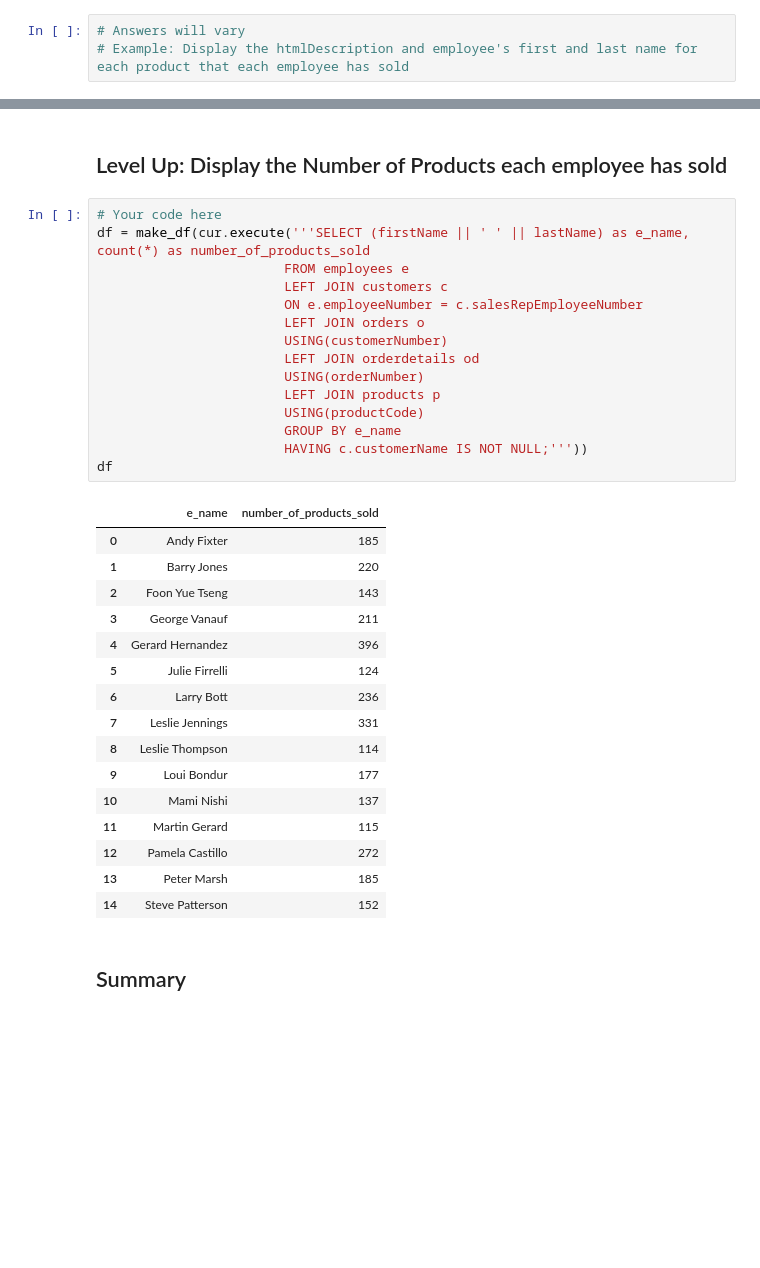
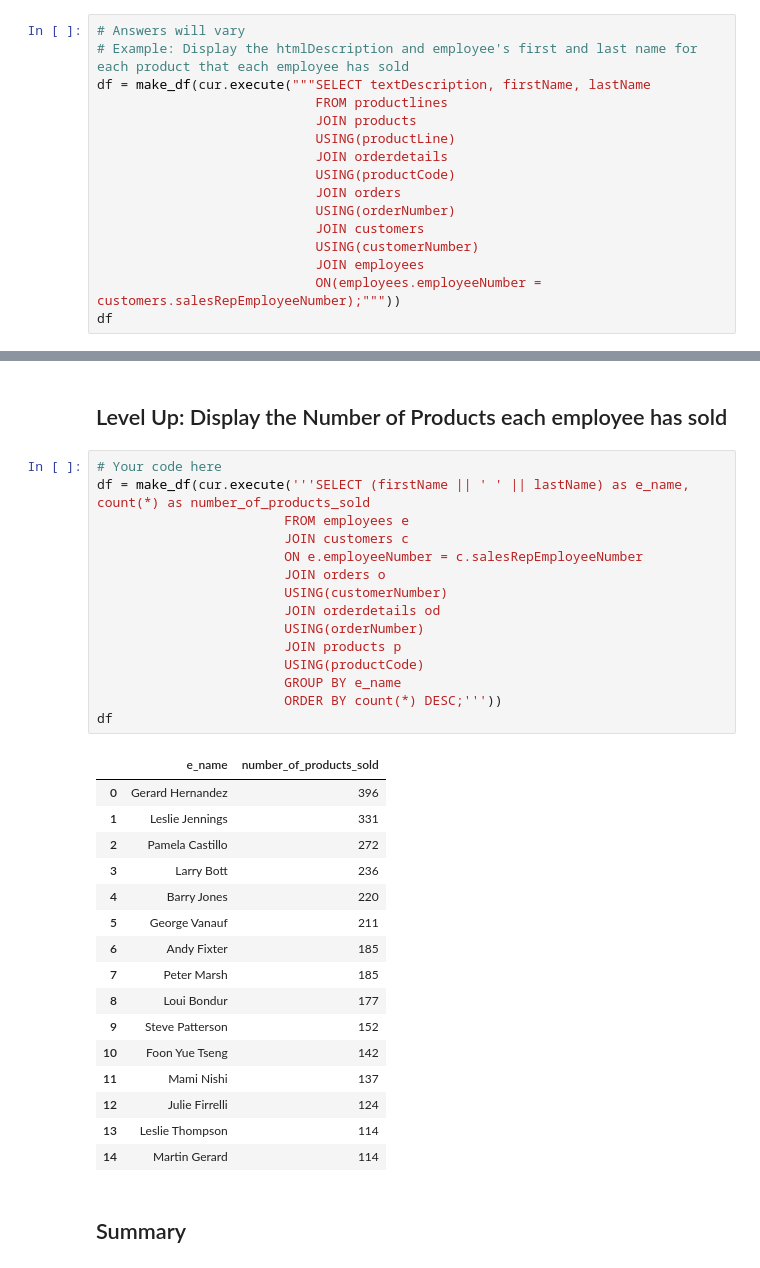
Before and after one commit to singsang2/dsc-join-statements-lab-onl01-dtsc-ft-070620, a Jupyter notebook: index.ipynb, the cells around one changed output, grey strips where cells are left out. Drawn from its saved outputs; the diff is of its cells as text; blank space fills up the shorter version.

```diff
--- a/index.ipynb
+++ b/index.ipynb
@@ -74,3 +136,16 @@ df
 # %%
 # Answers will vary
 # Example: Display the htmlDescription and employee's first and last name for each product that each employee has sold
+df = make_df(cur.execute("""SELECT textDescription, firstName, lastName
+                            FROM productlines
+                            JOIN products
+                            USING(productLine)
+                            JOIN orderdetails
+                            USING(productCode)
+                            JOIN orders
+                            USING(orderNumber)
+                            JOIN customers
+                            USING(customerNumber)
+                            JOIN employees
+                            ON(employees.employeeNumber = customers.salesRepEmployeeNumber);"""))
+df
@@ -151,35 +237,35 @@ df
 # %%
 # Your code here
 df = make_df(cur.execute('''SELECT (firstName || ' ' || lastName) as e_name, count(*) as number_of_products_sold
                         FROM employees e
-                        LEFT JOIN customers c
+                        JOIN customers c
                         ON e.employeeNumber = c.salesRepEmployeeNumber
-                        LEFT JOIN orders o
+                        JOIN orders o
                         USING(customerNumber)
-                        LEFT JOIN orderdetails od
+                        JOIN orderdetails od
                         USING(orderNumber)
-                        LEFT JOIN products p
+                        JOIN products p
                         USING(productCode)
                         GROUP BY e_name
-                        HAVING c.customerName IS NOT NULL;'''))
+                        ORDER BY count(*) DESC;'''))
 df
 # %% [output]
 |  | e_name | number_of_products_sold |
-| 0 | Andy Fixter | 185 |
-| 1 | Barry Jones | 220 |
-| 2 | Foon Yue Tseng | 143 |
-| 3 | George Vanauf | 211 |
-| 4 | Gerard Hernandez | 396 |
-| 5 | Julie Firrelli | 124 |
-| 6 | Larry Bott | 236 |
-| 7 | Leslie Jennings | 331 |
-| 8 | Leslie Thompson | 114 |
-| 9 | Loui Bondur | 177 |
-| 10 | Mami Nishi | 137 |
-| 11 | Martin Gerard | 115 |
-| 12 | Pamela Castillo | 272 |
-| 13 | Peter Marsh | 185 |
-| 14 | Steve Patterson | 152 |
+| 0 | Gerard Hernandez | 396 |
+| 1 | Leslie Jennings | 331 |
+| 2 | Pamela Castillo | 272 |
+| 3 | Larry Bott | 236 |
+| 4 | Barry Jones | 220 |
+| 5 | George Vanauf | 211 |
+| 6 | Andy Fixter | 185 |
+| 7 | Peter Marsh | 185 |
+| 8 | Loui Bondur | 177 |
+| 9 | Steve Patterson | 152 |
+| 10 | Foon Yue Tseng | 142 |
+| 11 | Mami Nishi | 137 |
+| 12 | Julie Firrelli | 124 |
+| 13 | Leslie Thompson | 114 |
+| 14 | Martin Gerard | 114 |
 # %% [markdown]
 ## Summary
 # %% [markdown]
```
Also changed, not shown: parts of 6 cells of this notebook.
